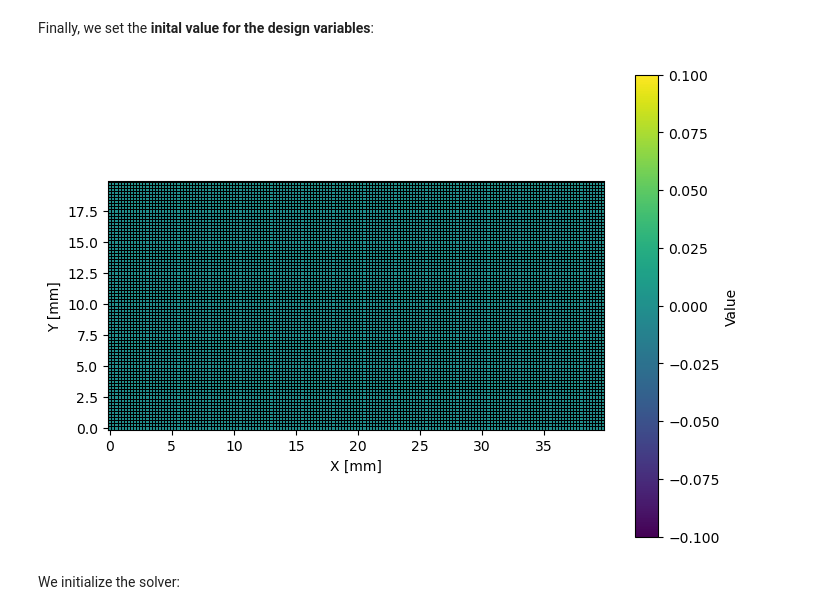
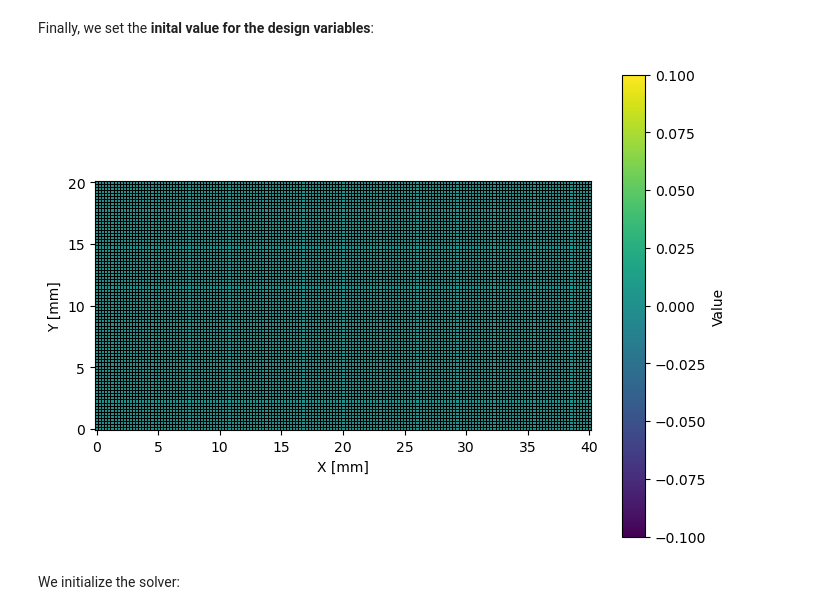
Before and after one commit to bmdaj/WGTO, a Jupyter notebook: example_tutorial.ipynb, the cells around one changed output. Drawn from its saved outputs; the diff is of its cells as text; code cells hidden in the pictures.

```diff
--- a/example_tutorial.ipynb
+++ b/example_tutorial.ipynb
@@ -22,8 +22,8 @@ res  =  0.25  # inverse of resolution
 scaling = res*1e-3 # the scale applied to the physical problem
 nElx =  int(40/res) # the number of elements in the X axis
 nEly =  int(20/res) # the number of elements in the Y axis
-nodesX = nElx
-nodesY = nEly
+nodesX = nElx + 1
+nodesY = nEly + 1
 # %% [markdown]
 Then, we set up the **material parameters**:
 # %%
@@ -67,33 +67,33 @@ Finally, we set the **inital value for the design variables**:
 # %%
 from export import export_mesh
 dVini = np.zeros((nodesY, nodesX), dtype=np.float64)
 # approx WR159 vs approx WRD150
 # ridgeWidth = 9.4e-3
 # ridgeHeight = 7.36e-3
 # nW = int(ridgeWidth / scaling)
 # nH = int(ridgeHeight / scaling)
 # dVini[0:nH, nElx//2-nW//2:nElx//2+nW//2] = 1.0
 # dVini[nEly-nH:nEly, nElx//2-nW//2:nElx//2+nW//2] = 1.0
 x = np.arange(dVini.shape[1]) * scaling * 1000 # Physical x-axis
 y = np.arange(dVini.shape[0]) * scaling * 1000 # Physical y-axis
 
 plt.figure(figsize=(8, 6))
 plt.pcolormesh(x, y, dVini, edgecolors='k', linewidth=0.5, cmap='viridis')
 plt.gca().set_aspect('equal')  # Square cells
 plt.colorbar(label='Value')
 plt.xlabel("X [mm]")
 plt.ylabel("Y [mm]")
 plt.show()
 
-waveguide = np.zeros((nodesY + 2, nodesX + 2), dtype=np.float64)
-waveguide[0, :] = 1.0
-waveguide[-1, :] = 1.0
-waveguide[:, 0] = 1.0
-waveguide[:, -1] = 1.0
-waveguide[1:nEly+1, 1:nElx+1] = dVini
+# waveguide = np.zeros((nodesY + 2, nodesX + 2), dtype=np.float64)
+# waveguide[0, :] = 1.0
+# waveguide[-1, :] = 1.0
+# waveguide[:, 0] = 1.0
+# waveguide[:, -1] = 1.0
+# waveguide[1:nEly+1, 1:nElx+1] = dVini
 #export_mesh("./Results/Rectangular Waveguide/rect.stl", waveguide, scaling, 100e-3, False)
 # %% [output]
-[figure, old version]
+[figure, new version]
 # %% [markdown]
 We initialize the solver:
 # %%
```
Also changed, not shown: parts of 5 cells of this notebook.
